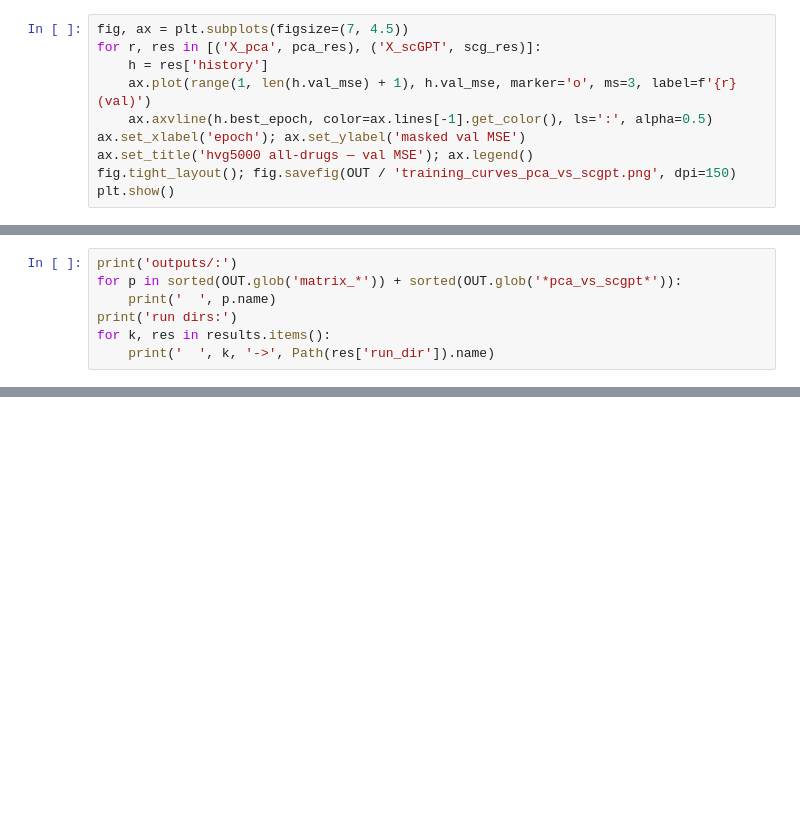
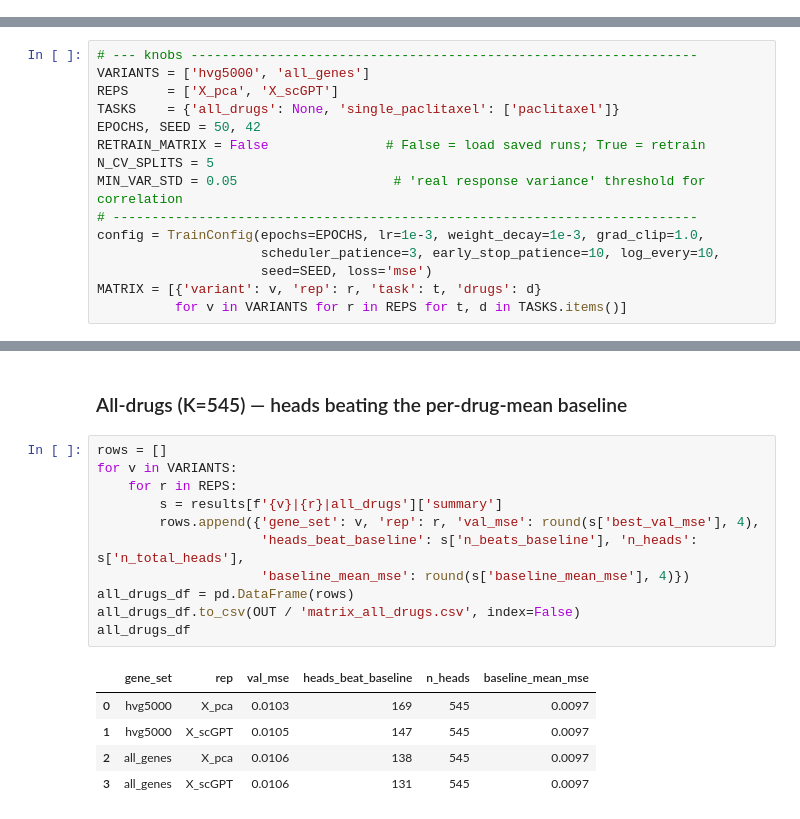
Before and after one commit to Sisistern123/OncoTox, a Jupyter notebook: notebooks/07_training.ipynb, the cells around one changed output, grey strips where cells are left out. Cells and saved outputs as stored; diff of their text form; blank space fills up the shorter version.

```diff
--- a/notebooks/07_training.ipynb
+++ b/notebooks/07_training.ipynb
@@ -218,10 +0,0 @@ scGPT beats PCA on 208 / 545 heads (mean PCA=0.0102, mean scGPT=0.0105).
-# %%
-fig, ax = plt.subplots(figsize=(7, 4.5))
-for r, res in [('X_pca', pca_res), ('X_scGPT', scg_res)]:
-    h = res['history']
-    ax.plot(range(1, len(h.val_mse) + 1), h.val_mse, marker='o', ms=3, label=f'{r} (val)')
-    ax.axvline(h.best_epoch, color=ax.lines[-1].get_color(), ls=':', alpha=0.5)
-ax.set_xlabel('epoch'); ax.set_ylabel('masked val MSE')
-ax.set_title('hvg5000 all-drugs — val MSE'); ax.legend()
-fig.tight_layout(); fig.savefig(OUT / 'training_curves_pca_vs_scgpt.png', dpi=150)
-plt.show()
@@ -235,7 +0,0 @@ per-drug CSV, `run_meta.json`) under each `runs/<id>/`, indexed in `runs/runs_in
-# %%
-print('outputs/:')
-for p in sorted(OUT.glob('matrix_*')) + sorted(OUT.glob('*pca_vs_scgpt*')):
-    print('  ', p.name)
-print('run dirs:')
-for k, res in results.items():
-    print('  ', k, '->', Path(res['run_dir']).name)
@@ -258,0 +43,15 @@ run dirs:
+# %%
+# --- knobs -----------------------------------------------------------------
+VARIANTS = ['hvg5000', 'all_genes']
+REPS     = ['X_pca', 'X_scGPT']
+TASKS    = {'all_drugs': None, 'single_paclitaxel': ['paclitaxel']}
+EPOCHS, SEED = 50, 42
+RETRAIN_MATRIX = False               # False = load saved runs; True = retrain
+N_CV_SPLITS = 5
+MIN_VAR_STD = 0.05                    # 'real response variance' threshold for correlation
+# ---------------------------------------------------------------------------
+config = TrainConfig(epochs=EPOCHS, lr=1e-3, weight_decay=1e-3, grad_clip=1.0,
+                     scheduler_patience=3, early_stop_patience=10, log_every=10,
+                     seed=SEED, loss='mse')
+MATRIX = [{'variant': v, 'rep': r, 'task': t, 'drugs': d}
+          for v in VARIANTS for r in REPS for t, d in TASKS.items()]
@@ -258,0 +109,19 @@ run dirs:
+# %% [markdown]
+### All-drugs (K=545) — heads beating the per-drug-mean baseline
+# %%
+rows = []
+for v in VARIANTS:
+    for r in REPS:
+        s = results[f'{v}|{r}|all_drugs']['summary']
+        rows.append({'gene_set': v, 'rep': r, 'val_mse': round(s['best_val_mse'], 4),
+                     'heads_beat_baseline': s['n_beats_baseline'], 'n_heads': s['n_total_heads'],
+                     'baseline_mean_mse': round(s['baseline_mean_mse'], 4)})
+all_drugs_df = pd.DataFrame(rows)
+all_drugs_df.to_csv(OUT / 'matrix_all_drugs.csv', index=False)
+all_drugs_df
+# %% [output]
+|  | gene_set | rep | val_mse | heads_beat_baseline | n_heads | baseline_mean_mse |
+| 0 | hvg5000 | X_pca | 0.0103 | 169 | 545 | 0.0097 |
+| 1 | hvg5000 | X_scGPT | 0.0105 | 147 | 545 | 0.0097 |
+| 2 | all_genes | X_pca | 0.0106 | 138 | 545 | 0.0097 |
+| 3 | all_genes | X_scGPT | 0.0106 | 131 | 545 | 0.0097 |
```
Also changed, not shown: parts of 34 cells of this notebook, 15 other files.
